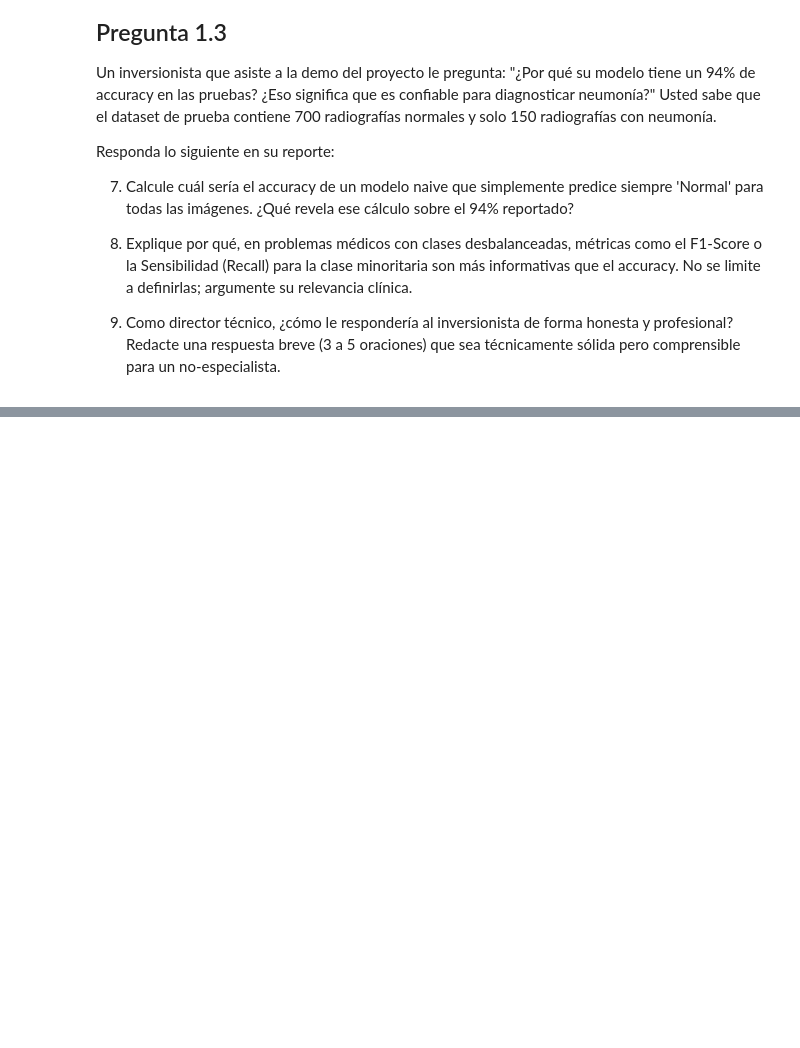
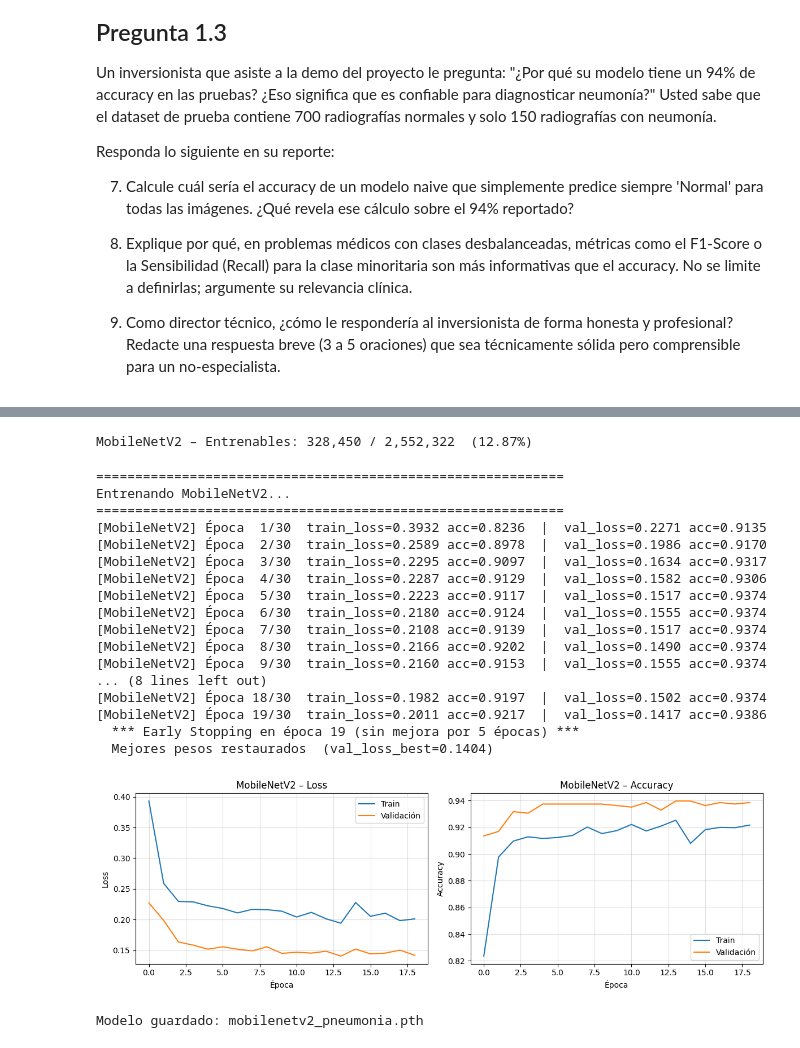
Before and after one commit to Its-Japo/VisionXComputadora, a Jupyter notebook: Lab_7/lab7.ipynb, the cells around one changed output, grey strips where cells are left out. Cells and saved outputs as stored; diff of their text form; code cells hidden in the pictures; blank space fills up the shorter version.

```diff
--- a/Lab_7/lab7.ipynb
+++ b/Lab_7/lab7.ipynb
@@ -101,0 +571,59 @@ un no-especialista.
+# %%
+def build_mobilenetv2():
+    model = models.mobilenet_v2(weights=models.MobileNet_V2_Weights.IMAGENET1K_V1)
+
+    # Congelar backbone (feature extractor)
+    for param in model.features.parameters():
+        param.requires_grad = False
+
+    # Reemplazar clasificador
+    in_features = model.classifier[1].in_features  # 1280
+    model.classifier = nn.Sequential(
+        nn.Dropout(0.3),
+        nn.Linear(in_features, 256),
+        nn.ReLU(),
+        nn.Dropout(0.3),
+        nn.Linear(256, 2)   # Normal=0, Neumonía=1
+    )
+
+    trainable = sum(p.numel() for p in model.parameters() if p.requires_grad)
+    total     = sum(p.numel() for p in model.parameters())
+    print(f"MobileNetV2 – Entrenables: {trainable:,} / {total:,}  ({100*trainable/total:.2f}%)")
+    return model
+
+mobilenet_model = build_mobilenetv2()
+# %% [output]
+MobileNetV2 – Entrenables: 328,450 / 2,552,322  (12.87%)
+# %%
+print("=" * 60)
+print("Entrenando MobileNetV2...")
+print("=" * 60)
+
+mobilenet_model, mobilenet_history = train_model(
+    mobilenet_model, train_loader, val_loader,
+    num_epochs=30, lr=1e-4, patience=5, model_name="MobileNetV2"
+)
+
+plot_history(mobilenet_history, "MobileNetV2")
+torch.save(mobilenet_model.state_dict(), "mobilenetv2_pneumonia.pth")
+print("\nModelo guardado: mobilenetv2_pneumonia.pth")
+# %% [output]
+============================================================
+Entrenando MobileNetV2...
+============================================================
+[MobileNetV2] Época  1/30  train_loss=0.3932 acc=0.8236  |  val_loss=0.2271 acc=0.9135
+[MobileNetV2] Época  2/30  train_loss=0.2589 acc=0.8978  |  val_loss=0.1986 acc=0.9170
+[MobileNetV2] Época  3/30  train_loss=0.2295 acc=0.9097  |  val_loss=0.1634 acc=0.9317
+[MobileNetV2] Época  4/30  train_loss=0.2287 acc=0.9129  |  val_loss=0.1582 acc=0.9306
+[MobileNetV2] Época  5/30  train_loss=0.2223 acc=0.9117  |  val_loss=0.1517 acc=0.9374
+[MobileNetV2] Época  6/30  train_loss=0.2180 acc=0.9124  |  val_loss=0.1555 acc=0.9374
+[MobileNetV2] Época  7/30  train_loss=0.2108 acc=0.9139  |  val_loss=0.1517 acc=0.9374
+[MobileNetV2] Época  8/30  train_loss=0.2166 acc=0.9202  |  val_loss=0.1490 acc=0.9374
+[MobileNetV2] Época  9/30  train_loss=0.2160 acc=0.9153  |  val_loss=0.1555 acc=0.9374
+... (8 lines left out)
+[MobileNetV2] Época 18/30  train_loss=0.1982 acc=0.9197  |  val_loss=0.1502 acc=0.9374
+[MobileNetV2] Época 19/30  train_loss=0.2011 acc=0.9217  |  val_loss=0.1417 acc=0.9386
+  *** Early Stopping en época 19 (sin mejora por 5 épocas) ***
+  Mejores pesos restaurados  (val_loss_best=0.1404)
+[figure, added]
+Modelo guardado: mobilenetv2_pneumonia.pth
```
Also changed, not shown: parts of 24 cells of this notebook.
